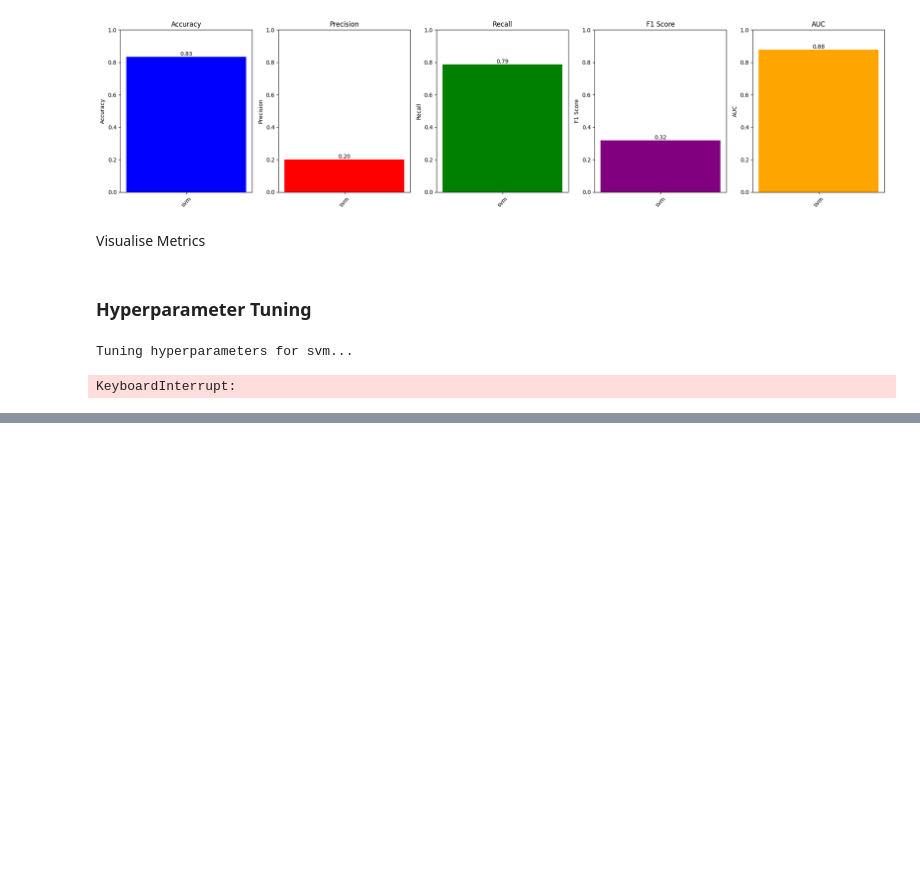
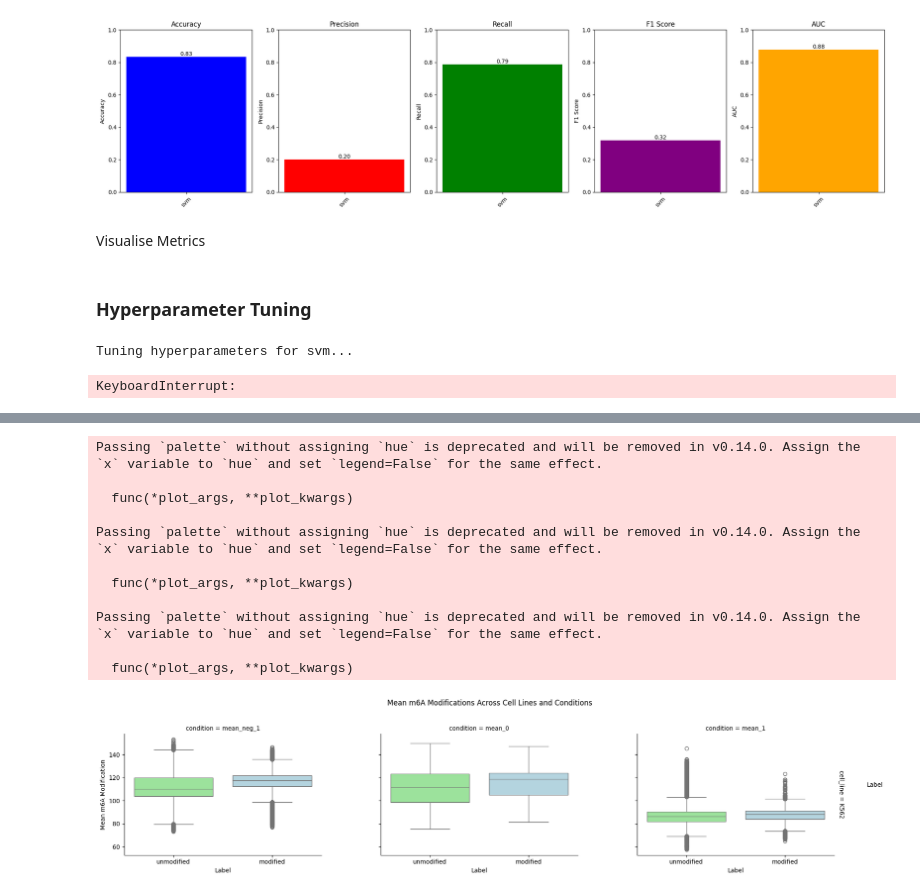
Before and after one commit to louisetxz/m6a-detection-project, a Jupyter notebook: notebook.ipynb, the cells around one changed output, grey strips where cells are left out. Drawn from its saved outputs; the diff is of its cells as text; code cells hidden in the pictures; blank space fills up the shorter version.

```diff
--- a/notebook.ipynb
+++ b/notebook.ipynb
@@ -1106,0 +1127,32 @@ plt.show()
+# %%
+# Define the custom palette based on 'label'
+palette = {'unmodified': 'lightgreen', 'modified': 'lightblue'}
+
+# Melt the DataFrame for plotting
+# df_melted = df.melt(id_vars=['cell_line', 'status'], value_vars=['mean_neg_1', 'mean_0', 'mean_1'],
+#                     var_name='condition', value_name='mean_value')
+
+# Create a FacetGrid for the boxplots
+g = sns.FacetGrid(df_melted, col='condition', row='cell_line', margin_titles=True, height=4, aspect=1.5)
+g.map(sns.boxplot, 'status', 'mean_value', palette=palette)
+
+# Add title and adjust position
+g.fig.suptitle('Mean m6A Modifications Across Cell Lines and Conditions', y=1.05)  # Position the title higher
+g.set_axis_labels('Label', 'Mean m6A Modification')  # Set axis labels
+
+# Adjust the layout to prevent overlap with larger gaps
+g.fig.subplots_adjust(top=0.85, hspace=0.7, wspace=0.3)
+plt.show()
+# %% [output]
+Passing `palette` without assigning `hue` is deprecated and will be removed in v0.14.0. Assign the `x` variable to `hue` and set `legend=False` for the same effect.
+
+  func(*plot_args, **plot_kwargs)
+
+Passing `palette` without assigning `hue` is deprecated and will be removed in v0.14.0. Assign the `x` variable to `hue` and set `legend=False` for the same effect.
+
+  func(*plot_args, **plot_kwargs)
+
+Passing `palette` without assigning `hue` is deprecated and will be removed in v0.14.0. Assign the `x` variable to `hue` and set `legend=False` for the same effect.
+
+  func(*plot_args, **plot_kwargs)
+[figure, added]
```
Also changed, not shown: parts of 34 cells of this notebook.
